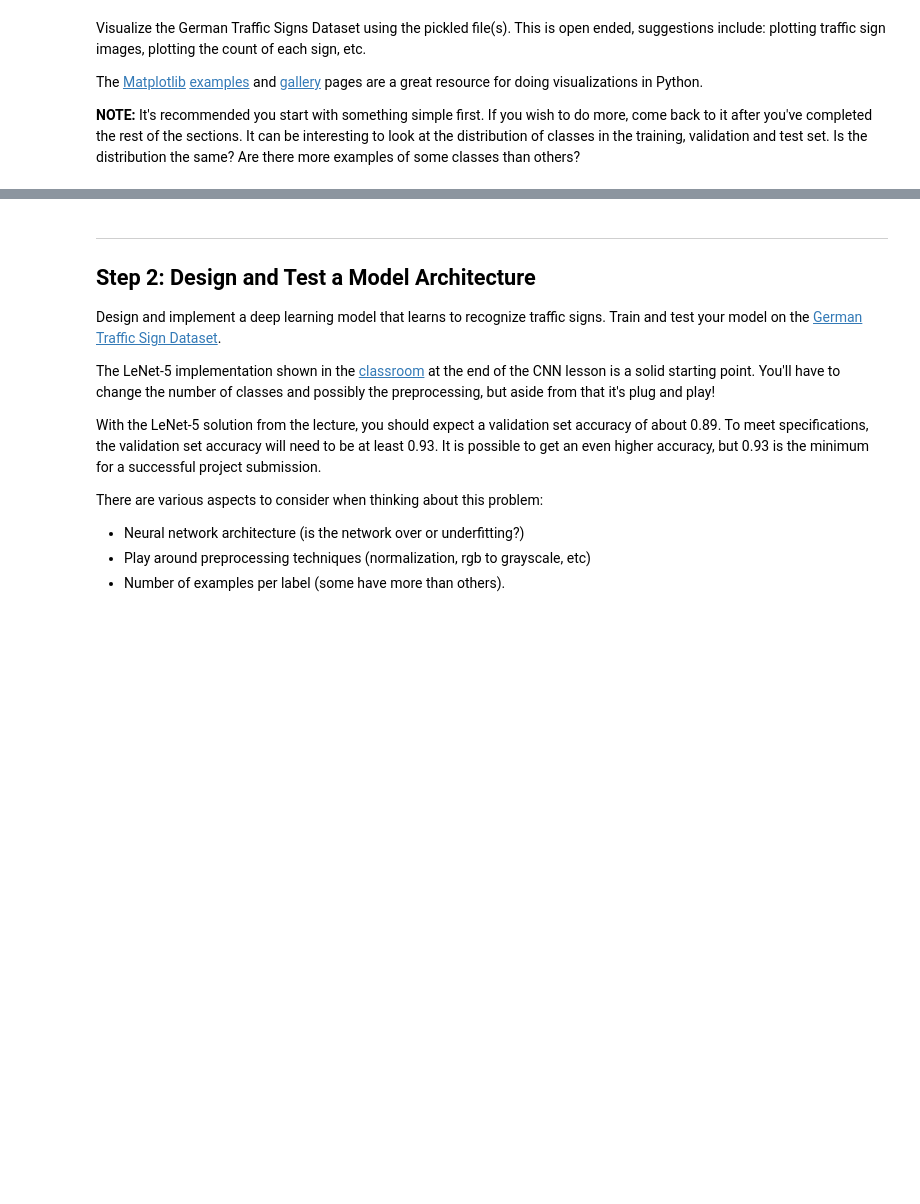
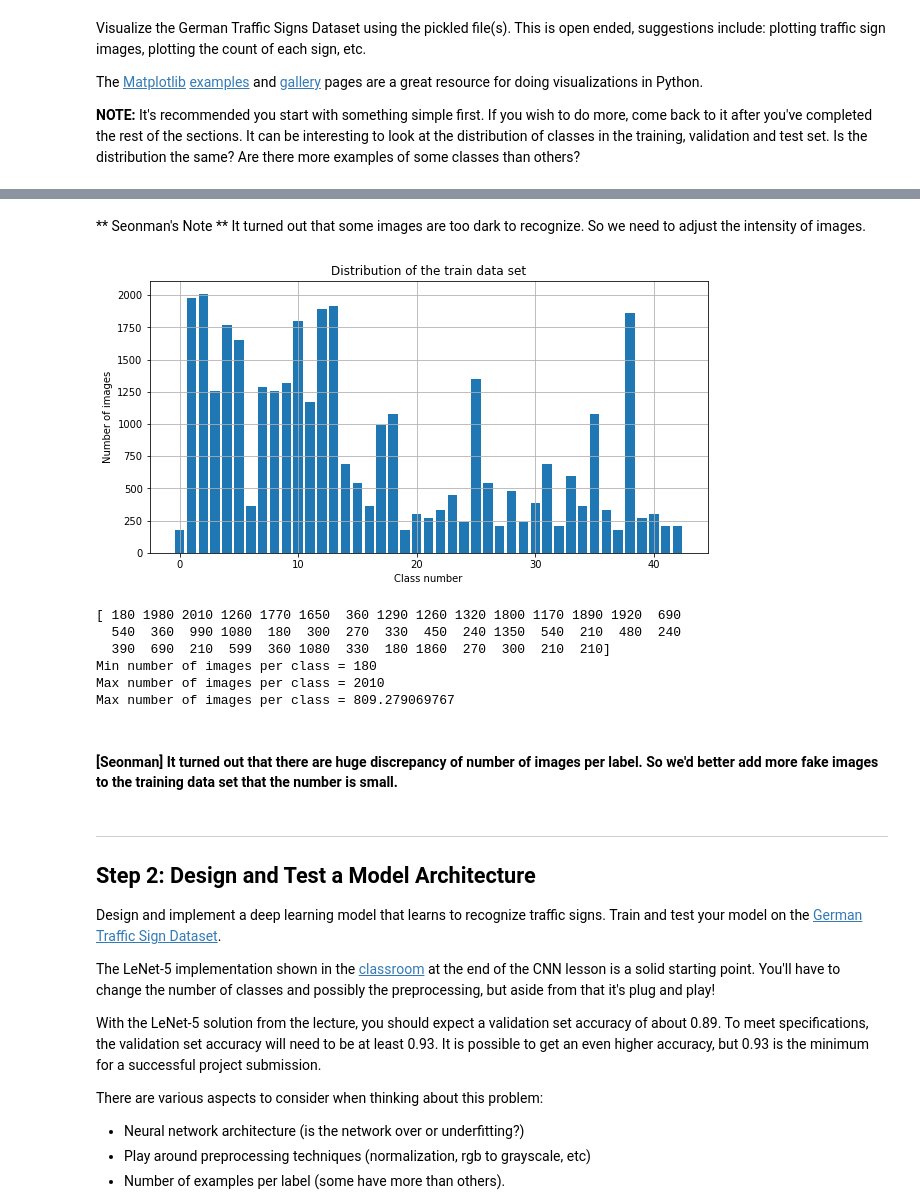
Before and after one commit to seonman/self-driving-car, a Jupyter notebook: CarND-Traffic-Sign-Classifier-Project/Traffic_Sign_Classifier.ipynb, the cells around one changed output, grey strips where cells are left out. Saved outputs shown, nothing was run; the diff lists cells and outputs as text; code cells hidden in the pictures; blank space fills up the shorter version.

```diff
--- a/CarND-Traffic-Sign-Classifier-Project/Traffic_Sign_Classifier.ipynb
+++ b/CarND-Traffic-Sign-Classifier-Project/Traffic_Sign_Classifier.ipynb
@@ -94,3 +168,33 @@ import matplotlib.pyplot as plt
+# %% [markdown]
+** Seonman's Note **
+It turned out that some images are too dark to recognize. So we need to adjust the intensity of images.
+# %%
+# Number of images per label
+
+unique_train, counts_train = np.unique(y_train, return_counts=True)
+plt.figure(figsize=(10, 5))
+plt.bar(unique_train, counts_train)
+plt.grid()
+plt.title("Distribution of the train data set")
+plt.xlabel("Class number")
+plt.ylabel("Number of images")
+plt.show()
+# %% [output]
+[figure, added]
+# %%
+print(counts_train)
+print("Min number of images per class =", min(counts_train))
+print("Max number of images per class =", max(counts_train))
+print("Max number of images per class =", np.mean(counts_train))
+# %% [output]
+[ 180 1980 2010 1260 1770 1650  360 1290 1260 1320 1800 1170 1890 1920  690
+  540  360  990 1080  180  300  270  330  450  240 1350  540  210  480  240
+  390  690  210  599  360 1080  330  180 1860  270  300  210  210]
+Min number of images per class = 180
+Max number of images per class = 2010
+Max number of images per class = 809.279069767
+# %% [markdown]
+#### [Seonman] It turned out that there are huge discrepancy of number of images per label. So we'd better add more fake images  to the training data set that the number is small.
 # %% [markdown]
 ----
 
```
Also changed, not shown: parts of 31 cells of this notebook, 32 other files.
